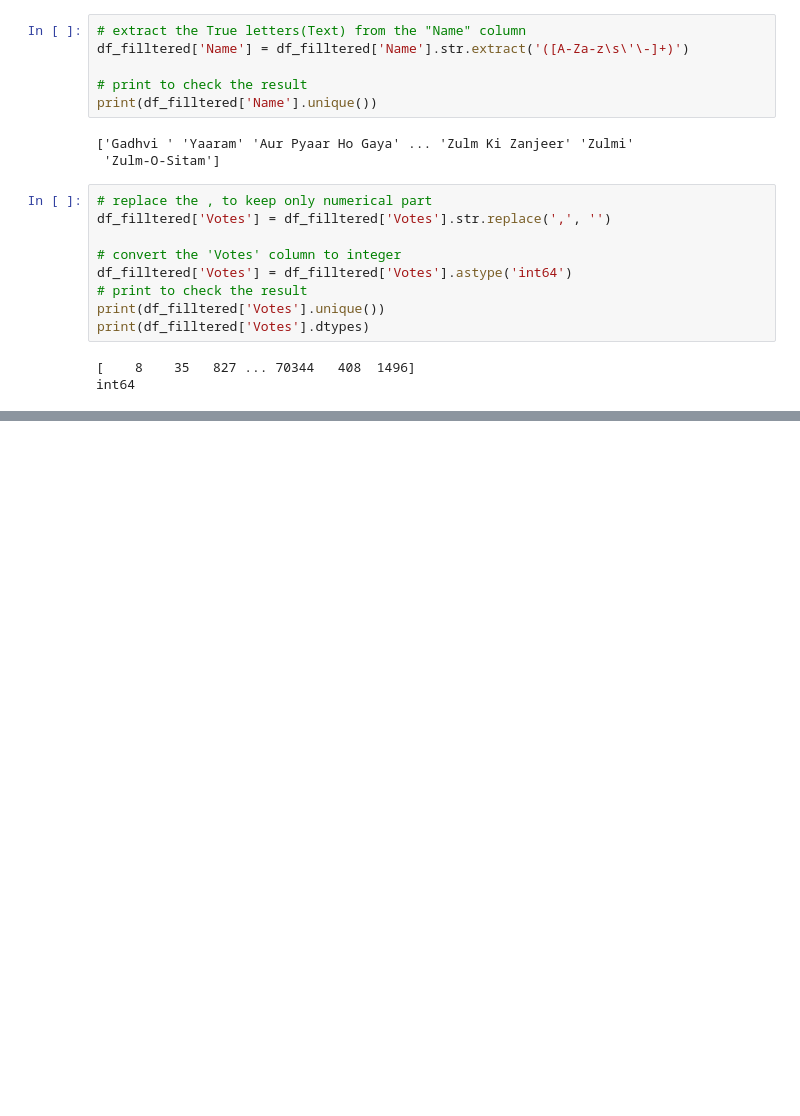
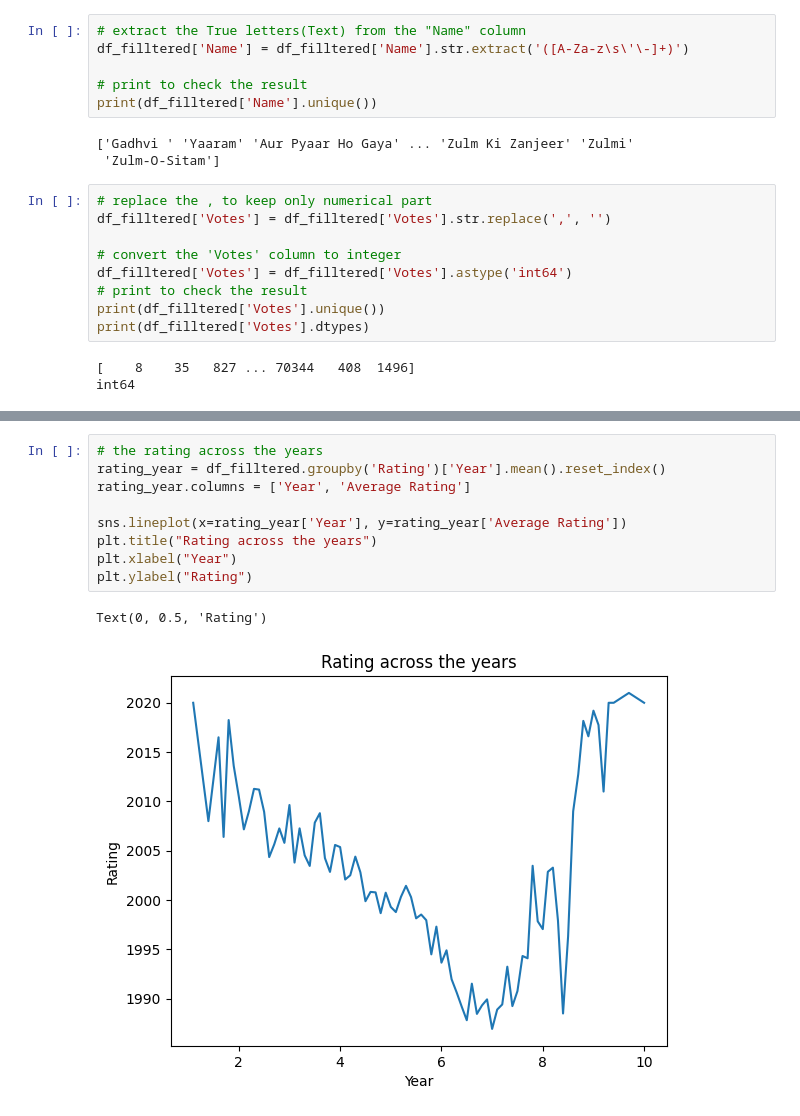
Before and after one commit to Farah-Tarek-Mahmoud/IMDB_Movie_Rating_Prediction, a Jupyter notebook: Movie_Rating_Prediction.ipynb, the cells around one changed output, grey strips where cells are left out. Cells and saved outputs as stored; diff of their text form; blank space fills up the shorter version.

```diff
--- a/Movie_Rating_Prediction.ipynb
+++ b/Movie_Rating_Prediction.ipynb
@@ -238,0 +270,12 @@ print(df_filltered.shape)
+# %%
+# the rating across the years
+rating_year = df_filltered.groupby('Rating')['Year'].mean().reset_index()
+rating_year.columns = ['Year', 'Average Rating']
+
+sns.lineplot(x=rating_year['Year'], y=rating_year['Average Rating'])
+plt.title("Rating across the years")
+plt.xlabel("Year")
+plt.ylabel("Rating")
+# %% [output]
+Text(0, 0.5, 'Rating')
+[figure, added]
```
Also changed, not shown: parts of 6 cells of this notebook.
